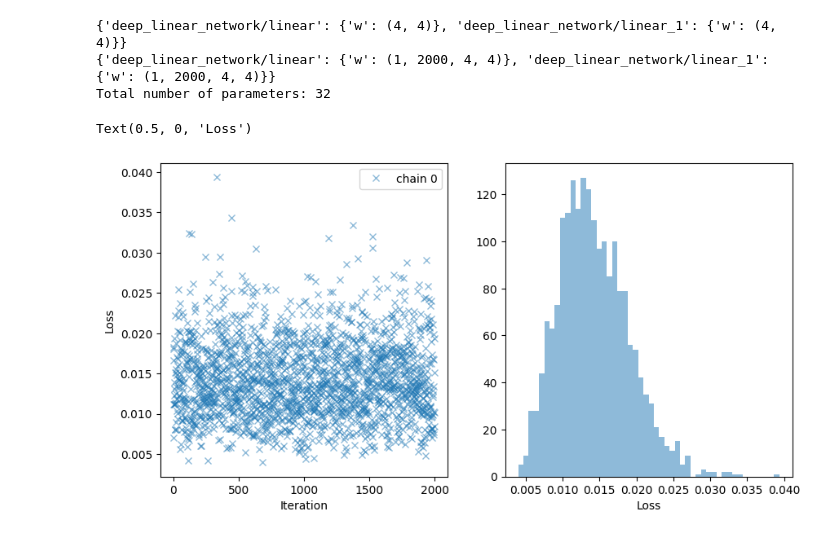
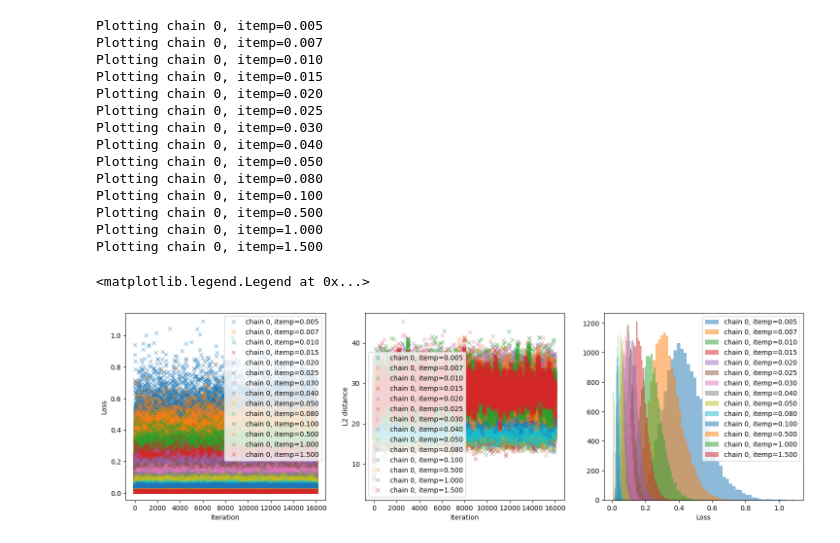
Before and after one commit to edmundlth/neural_network_stagewise_learning, a Jupyter notebook: dln_mcmc.ipynb, the cells around one changed output. Saved outputs shown, nothing was run; the diff lists cells and outputs as text; code cells hidden in the pictures.

Commit message:
Making a commit just to be sure. Added the stationary distribution on model defined markov chain experiments.

```diff
--- a/dln_mcmc.ipynb
+++ b/dln_mcmc.ipynb
@@ -230,28 +269,62 @@ INFO:__main__:Running MCMC
-# %%
-print(jtree.tree_map(lambda x: x.shape, param_init))
-print(jtree.tree_map(lambda x: x.shape, posterior_samples))
-total_num_param = np.sum([np.prod(p.shape) for p in jtree.tree_flatten(param_init)[0]])
-print(f"Total number of parameters: {total_num_param}")
-# %% [output]
-{'deep_linear_network/linear': {'w': (4, 4)}, 'deep_linear_network/linear_1': {'w': (4, 4)}}
-{'deep_linear_network/linear': {'w': (1, 2000, 4, 4)}, 'deep_linear_network/linear_1': {'w': (1, 2000, 4, 4)}}
-Total number of parameters: 32
 # %%
 vmap_loss_fn = jax.vmap(loss_fn, in_axes=(jtree.tree_map(lambda x: 0, tree_def), None, None))
-fig, axes = plt.subplots(1, 2, figsize=(10, 5))
+fig, axes = plt.subplots(1, 3, figsize=(18, 5))
 ax = axes[0]
 ax1 = axes[1]
-for i in range(mcmc_config.num_chains):
-    loss_trace = vmap_loss_fn(_extract_chain(posterior_samples, i), x_train, y_train).flatten()
-    ax.plot(loss_trace, "x", alpha=0.5, label=f"chain {i}")
-    ax1.hist(loss_trace, bins=50, alpha=0.5, label=f"chain {i}")
+ax2 = axes[2]
+
+
+for rec in record:
+    itemp = rec["itemp"]
+    posterior_samples = rec["posterior_samples"]
+    num_thin_posterior_samples_per_chain = rec["num_thin_posterior_samples_per_chain"]
+    distance_rec = []
+    loss_trace_rec = []
+    for c in range(mcmc_config.num_chains):
+        label = f"chain {c}, itemp={itemp:.3f}"
+        print(f"Plotting {label}")
+        chain_samples = _extract_chain(posterior_samples, c)
+        loss_trace = vmap_loss_fn(chain_samples, x_train, y_train).flatten()
+        if loss_trace[0] > 10:
+            continue
+        ax.plot(loss_trace, "x", alpha=0.5, label=label)
+
+        init_tree = jtree.tree_map(lambda x: x[0], chain_samples)
+        distances = [
+            tree_l2_dist(init_tree, jtree.tree_map(lambda x: x[i], chain_samples))
+            for i in range(1, num_thin_posterior_samples_per_chain)
+        ]
+        ax1.plot(distances, "x", alpha=0.5, label=label)
+        ax2.hist(loss_trace, bins=50, alpha=0.5, label=label)
+        distance_rec.append(distances)
+        loss_trace_rec.append(loss_trace)
+    rec["loss_trace"] = np.array(loss_trace_rec)
+    rec["distances"] = np.array(distance_rec)
 
 ax.legend()
 ax.set_xlabel("Iteration")
 ax.set_ylabel("Loss")
 
+ax1.legend()
+ax1.set_xlabel("Iteration")
+ax1.set_ylabel("L2 distance")
 
-ax1.set_xlabel("Loss")
+ax2.set_xlabel("Loss")
+ax2.legend()
 # %% [output]
-Text(0.5, 0, 'Loss')
+Plotting chain 0, itemp=0.005
+Plotting chain 0, itemp=0.007
+Plotting chain 0, itemp=0.010
+Plotting chain 0, itemp=0.015
+Plotting chain 0, itemp=0.020
+Plotting chain 0, itemp=0.025
+Plotting chain 0, itemp=0.030
+Plotting chain 0, itemp=0.040
+Plotting chain 0, itemp=0.050
+Plotting chain 0, itemp=0.080
+Plotting chain 0, itemp=0.100
+Plotting chain 0, itemp=0.500
+Plotting chain 0, itemp=1.000
+Plotting chain 0, itemp=1.500
+<matplotlib.legend.Legend at 0x...>
-[figure, old version]
+[figure, new version]
```
Also changed, not shown: parts of 10 cells of this notebook, 3 other files.
